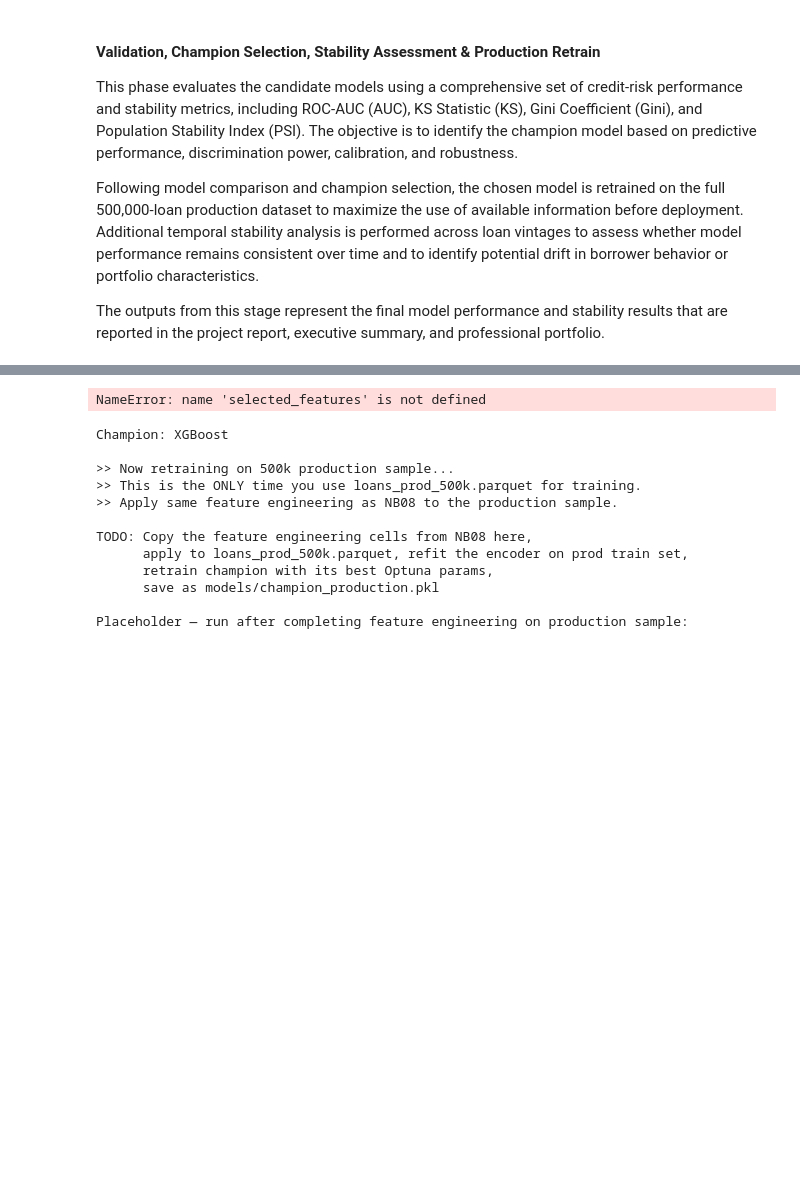
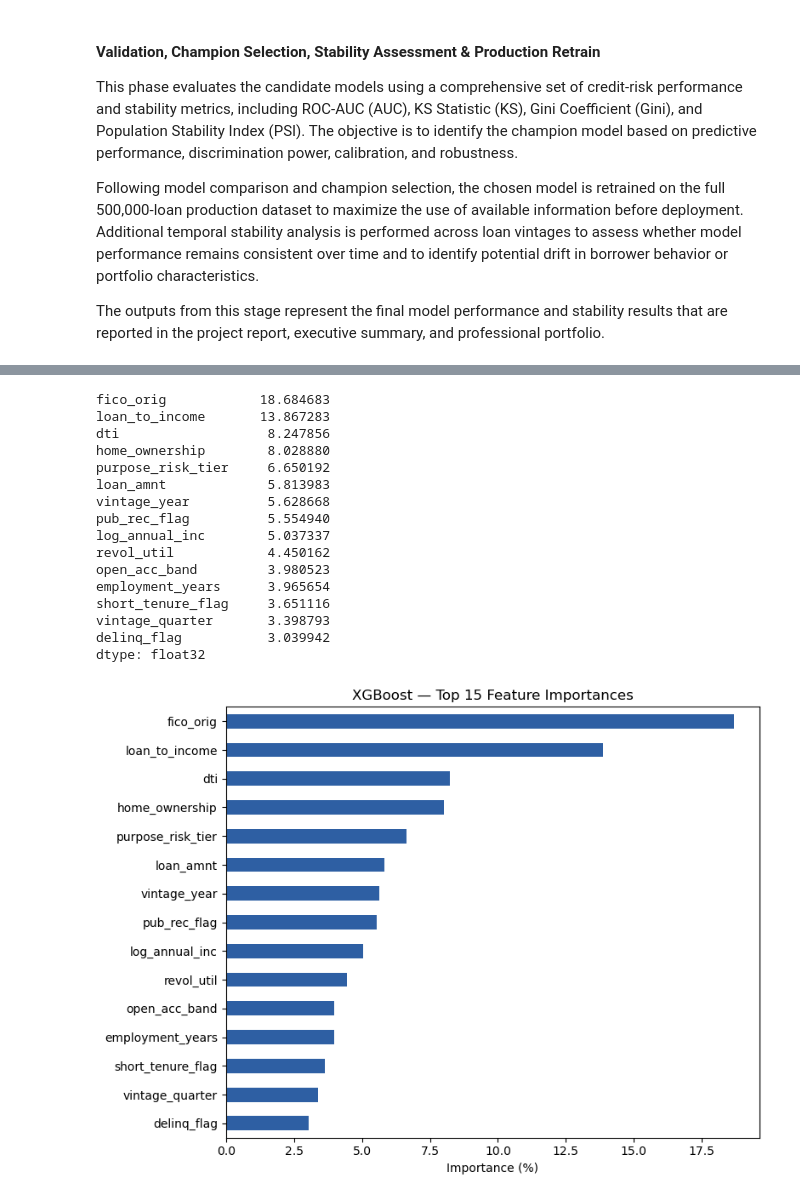
Before and after one commit to MIJUMBO/consumer-credit-risk-modelling, a Jupyter notebook: notebooks/04_modeling.ipynb, the cells around one changed output, grey strips where cells are left out. Saved outputs shown, nothing was run; the diff lists cells and outputs as text; code cells hidden in the pictures; blank space fills up the shorter version.

```diff
--- a/notebooks/04_modeling.ipynb
+++ b/notebooks/04_modeling.ipynb
@@ -328,40 +467,33 @@ SyntaxError: positional argument follows keyword argument (2390074818.py, line 8
 # %%
-# Feature Importance
+# Feature Importance from champion model XGBoost
+with open('../models/feature_list.txt') as f:
+    selected_features = f.read().split()
 
-importances = pd.Series(
-    final_xgb.feature_importances_,
-    index=X_train.columns[selector.get_support()]
-).sort_values(ascending=False)
+importances = (pd.Series(champion.feature_importances_, index=selected_features)*100).sort_values(ascending=False)
+print(importances.head(15))
 
-print(importances.head(15))
+# Top-15 most important features (highest at top)
+importances.nlargest(15).sort_values().plot.barh(figsize=(8, 6),color='#2E5FA3')
+plt.title(f'{champion_name} — Top 15 Feature Importances')
+plt.xlabel('Importance (%)')
+plt.tight_layout()
+plt.savefig('../report/figures/model_04_feature_importance.png')
+plt.show()
 # %% [output]
-NameError: name 'selected_features' is not defined
+fico_orig            18.684683
+loan_to_income       13.867283
+dti                   8.247856
+home_ownership        8.028880
+purpose_risk_tier     6.650192
+loan_amnt             5.813983
+vintage_year          5.628668
+pub_rec_flag          5.554940
+log_annual_inc        5.037337
+revol_util            4.450162
+open_acc_band         3.980523
+employment_years      3.965654
+short_tenure_flag     3.651116
+vintage_quarter       3.398793
+delinq_flag           3.039942
+dtype: float32
+[figure, added]
-# %%
-# Champion = highest AUC
-champion_name = max(val_results, key=lambda k: val_results[k]['auc'])
-print(f'Champion: {champion_name}')
-print()
-print('>> Now retraining on 500k production sample...')
-print('>> This is the ONLY time you use loans_prod_500k.parquet for training.')
-print('>> Apply same feature engineering as NB08 to the production sample.')
-print()
-print('TODO: Copy the feature engineering cells from NB08 here,')
-print('      apply to loans_prod_500k.parquet, refit the encoder on prod train set,')
-print('      retrain champion with its best Optuna params,')
-print('      save as models/champion_production.pkl')
-print()
-print('Placeholder — run after completing feature engineering on production sample:')
-# joblib.dump(champion_prod, 'models/champion_production.pkl')
-# %% [output]
-Champion: XGBoost
-
->> Now retraining on 500k production sample...
->> This is the ONLY time you use loans_prod_500k.parquet for training.
->> Apply same feature engineering as NB08 to the production sample.
-
-TODO: Copy the feature engineering cells from NB08 here,
-      apply to loans_prod_500k.parquet, refit the encoder on prod train set,
-      retrain champion with its best Optuna params,
-      save as models/champion_production.pkl
-
-Placeholder — run after completing feature engineering on production sample:
```
Also changed, not shown: parts of 38 cells of this notebook, 13 other files.
